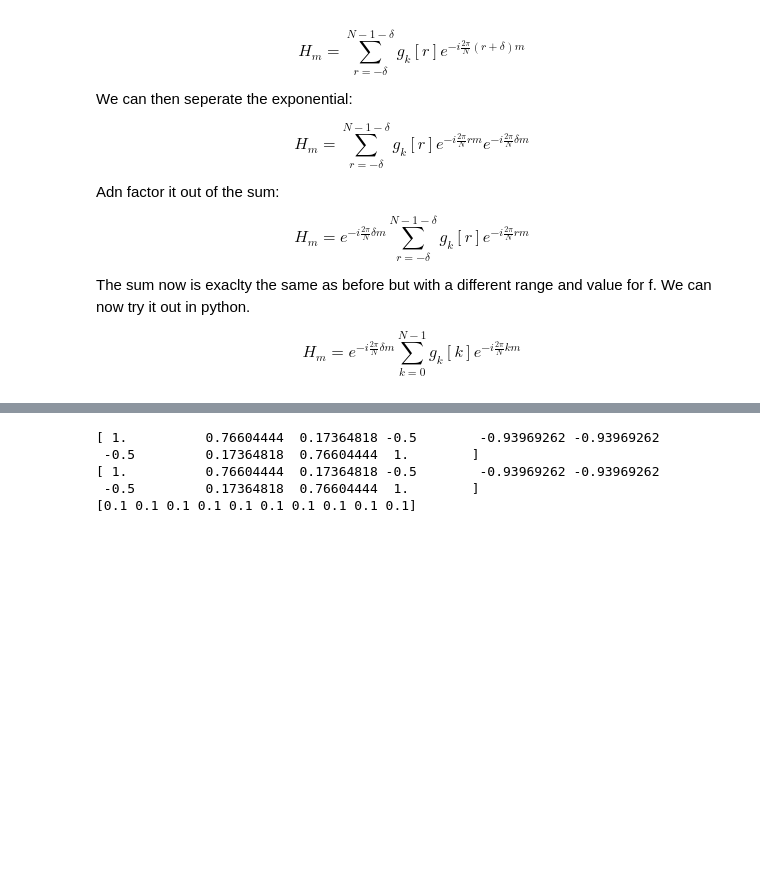
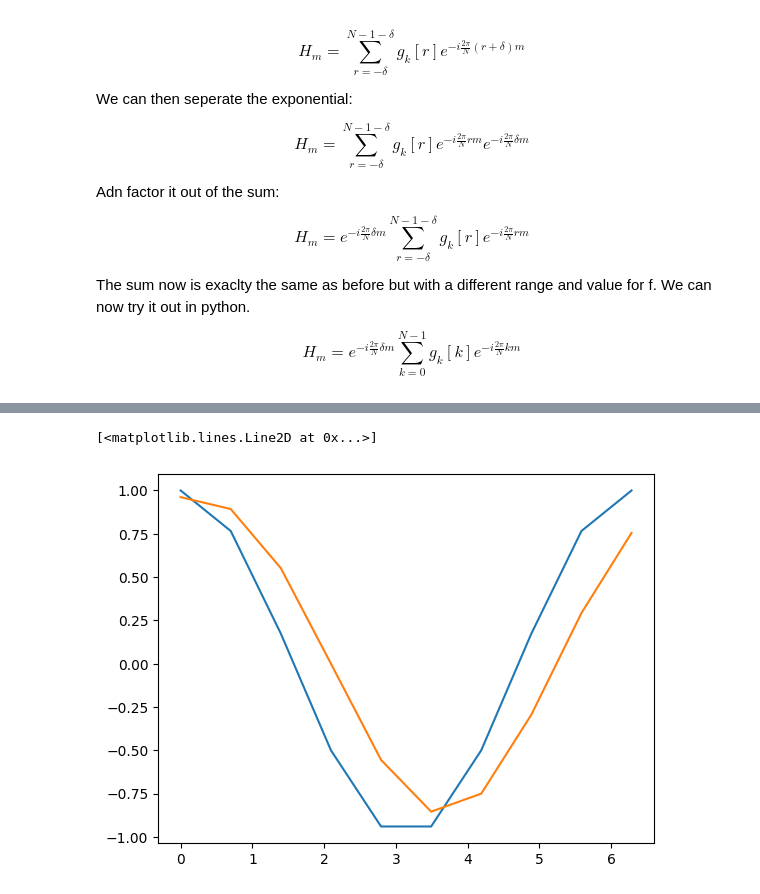
Before and after one commit to DylanReidRamelli/Bachelor-Project-2023, a Jupyter notebook: notebook/fourier.ipynb, the cells around one changed output, grey strips where cells are left out. Saved outputs shown, nothing was run; the diff lists cells and outputs as text; code cells hidden in the pictures; blank space fills up the shorter version.

```diff
--- a/notebook/fourier.ipynb
+++ b/notebook/fourier.ipynb
@@ -387,38 +351,31 @@ With Nfrequencies:  26
 # %%
-# Doing the same thing as above but with the built in fft functions that numpy provides
-
-# Domain, from 0 -> 2 * np.pi, with 4 samples.
-# g_k = [0, np.pi /2, np.pi , 3/2 * np.pi, 2 * np.pi]
 g_k = np.linspace(0, 2 * np.pi, 10)
 
-# Function g evaluated for each sample. Function for now is cos().
+# Function g evaluated for each sample. Function for now is cos()
 g_k_i = np.cos(g_k)
 
 N_elements = len(g_k_i)
 
-print(g_k_i)
-
-# Forward transform
+# Forward transfor
 fft_result = np.fft.fft(g_k_i)
 
 ifft_result = np.fft.ifft(fft_result)
-print(ifft_result.real)
 
-# Shift
-delta = 0.5
-# output = np.zeros(N_elements, dtype=complex)
-# And now multiply by the exponential that was factored out of the sum
+# Shif
+delta = 1.5
+# output = np.zeros(N_elements, dtype=complex
+# And now multiply by the exponential that was factored out of the su
 for m in range(N_elements):
-    e = np.exp(-1j * 2 * np.pi * m * delta / N_elements)
-    fft_result[m] = fft_result[m] * e
+    if m <= N_elements/2 + 1:
+        e = np.exp(-2j * np.pi * m * delta / N_elements)
+        fft_result[m] = fft_result[m] * e
 
+shifted_ifft = np.fft.ifft(fft_result)
 
-# Backward transform
-shift_ifft_result = np.fft.ifft(fft_result)
-print(shift_ifft_result.real)
+fig , ax = plt.subplots()
+
+ax.plot(g_k, ifft_result, label = 'Original function not shifted')
+ax.plot(g_k, shifted_ifft.real, label = 'Original function shifted')
 # %% [output]
-[ 1.          0.76604444  0.17364818 -0.5        -0.93969262 -0.93969262
- -0.5         0.17364818  0.76604444  1.        ]
-[ 1.          0.76604444  0.17364818 -0.5        -0.93969262 -0.93969262
- -0.5         0.17364818  0.76604444  1.        ]
-[0.1 0.1 0.1 0.1 0.1 0.1 0.1 0.1 0.1 0.1]
+[<matplotlib.lines.Line2D at 0x...>]
+[figure, added]
```
Also changed, not shown: parts of 3 cells of this notebook.
